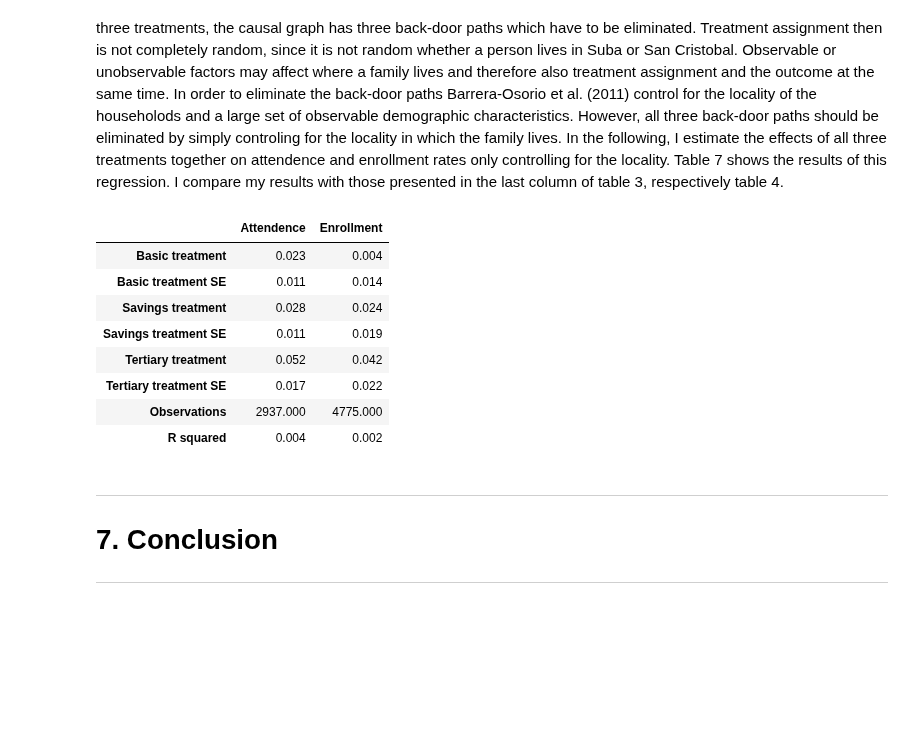
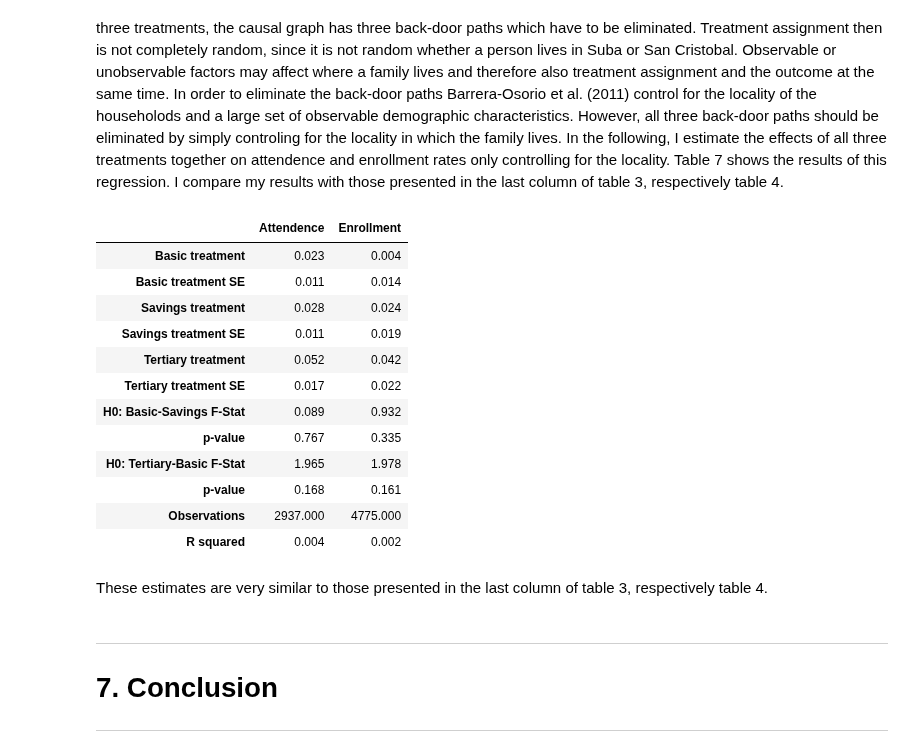
Before and after one commit to juwilhel/Replication-of-Barrera-Osorio-Felipe-Marianne-Bertrand-Leigh-L.-Linden-and-Francisco-Perez-Calle, a Jupyter notebook: Project.ipynb, the cells around one changed output. Saved outputs shown, nothing was run; the diff lists cells and outputs as text; code cells hidden in the pictures; blank space fills up the shorter version.

```diff
--- a/Project.ipynb
+++ b/Project.ipynb
@@ -373,6 +373,9 @@ Lastly, the sample size for the tertiary treatment is not very large, which is a
 As mentioned above, considering the experiments in the two localities together in order to compare the effects of all three treatments, the causal graph has three back-door paths which have to be eliminated. Treatment assignment then is not completely random, since it is not random whether a person lives in Suba or San Cristobal. Observable or unobservable factors may affect where a family lives and therefore also treatment assignment and the outcome at the same time.
 In order to eliminate the back-door paths Barrera-Osorio et al. (2011) control for the locality of the householods and a large set of observable demographic characteristics. However, all three back-door paths should be eliminated by simply controling for the locality in which the family lives. In the following, I estimate the effects of all three treatments together on attendence and enrollment rates only controlling for the locality. Table 7 shows the results of this regression. I compare my results with those presented in the last column of table 3, respectively table 4.
 # %%
+sample_survey = sample.drop(sample[(sample.survey_selected == 0) | (sample.grade == 11) | (sample.grade < 9)].index)
+sample_grade = sample.drop(sample[(sample.grade == 11) | (sample.grade < 9)].index)
+sample_grade = sample_grade[sample_grade['m_enrolled'].notna()]
 results_att = np.array([])
 results_enr = np.array([])
 y = sample_survey['at_msamean']
@@ -384,36 +387,50 @@ results_att = np.append(results_att, round(reg.bse[1],3))
 results_att = np.append(results_att, round(reg.params[2],3))
 results_att = np.append(results_att, round(reg.bse[2],3))
 results_att = np.append(results_att, round(reg.params[3],3))
 results_att = np.append(results_att, round(reg.bse[3],3))
+results_att = np.append(results_att, round(reg.f_test('T1_treat=T2_treat').fvalue[0][0], 3))
+results_att = np.append(results_att, round(float(reg.f_test('T1_treat=T2_treat').pvalue), 3))
+results_att = np.append(results_att, round(reg.f_test('T1_treat=T3_treat').fvalue[0][0], 3))
+results_att = np.append(results_att, round(float(reg.f_test('T1_treat=T3_treat').pvalue), 3))
 results_att = np.append(results_att, len(y))
 results_att = np.append(results_att, round(reg.rsquared, 3))
 y = sample_grade['m_enrolled']
 x = sample_grade[['T1_treat','T2_treat','T3_treat','suba']]
 x = sm_api.add_constant(x, has_constant='add')
 reg = sm_api.OLS(y, x).fit(cov_type='cluster', cov_kwds={'groups': sample_grade['school_code']})
 results_enr = np.append(results_enr, round(reg.params[1],3))
 results_enr = np.append(results_enr, round(reg.bse[1],3))
 results_enr = np.append(results_enr, round(reg.params[2],3))
 results_enr = np.append(results_enr, round(reg.bse[2],3))
 results_enr = np.append(results_enr, round(reg.params[3],3))
 results_enr = np.append(results_enr, round(reg.bse[3],3))
+results_enr = np.append(results_enr, round(reg.f_test('T1_treat=T2_treat').fvalue[0][0], 3))
+results_enr = np.append(results_enr, round(float(reg.f_test('T1_treat=T2_treat').pvalue), 3))
+results_enr = np.append(results_enr, round(reg.f_test('T1_treat=T3_treat').fvalue[0][0], 3))
+results_enr = np.append(results_enr, round(float(reg.f_test('T1_treat=T3_treat').pvalue), 3))
 results_enr = np.append(results_enr, int(len(y)))
 results_enr = np.append(results_enr, round(reg.rsquared, 3))
-table7 = pd.DataFrame({'Attendence':results_att}, index=['Basic treatment','Basic treatment SE','Savings treatment','Savings treatment SE','Tertiary treatment','Tertiary treatment SE','Observations','R squared'])
+table7 = pd.DataFrame({'Attendence':results_att}, index=['Basic treatment','Basic treatment SE','Savings treatment','Savings treatment SE','Tertiary treatment','Tertiary treatment SE','H0: Basic-Savings F-Stat','p-value','H0: Tertiary-Basic F-Stat','p-value','Observations','R squared'])
 table7['Enrollment'] = results_enr
 #table7['Attendence'].values[6] = str(table7['Attendence'].values[6])
 table7
 #print(results_att)
 # %% [output]
 |  | Attendence | Enrollment |
 | Basic treatment | 0.023 | 0.004 |
 | Basic treatment SE | 0.011 | 0.014 |
 | Savings treatment | 0.028 | 0.024 |
 | Savings treatment SE | 0.011 | 0.019 |
 | Tertiary treatment | 0.052 | 0.042 |
 | Tertiary treatment SE | 0.017 | 0.022 |
+| H0: Basic-Savings F-Stat | 0.089 | 0.932 |
+| p-value | 0.767 | 0.335 |
+| H0: Tertiary-Basic F-Stat | 1.965 | 1.978 |
+| p-value | 0.168 | 0.161 |
 | Observations | 2937.000 | 4775.000 |
 | R squared | 0.004 | 0.002 |
+# %% [markdown]
+These estimates are very similar to those presented in the last column of table 3, respectively table 4.
 # %% [markdown]
 ---
 # 7. Conclusion
```
Also changed, not shown: parts of 2 cells of this notebook.
